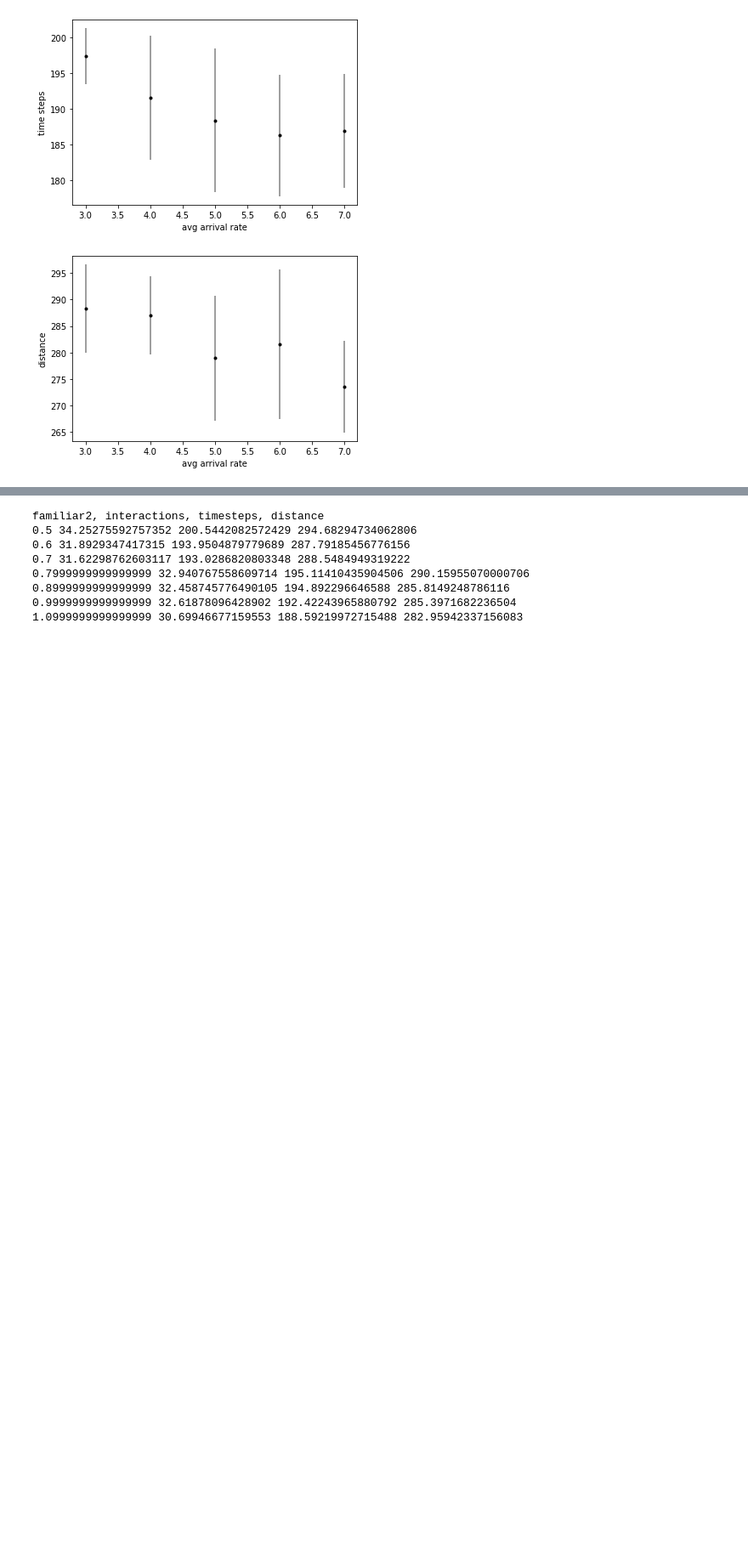
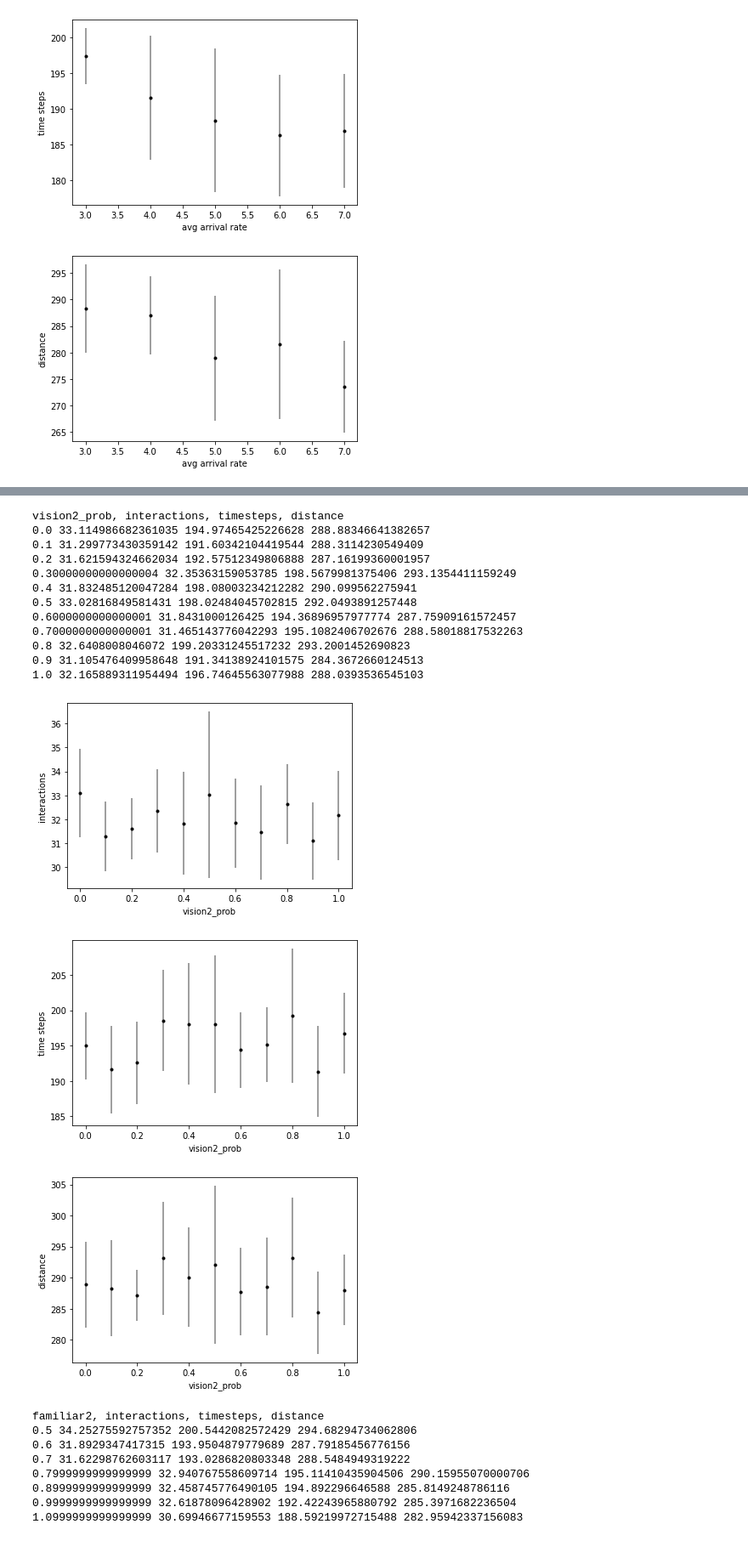
Before and after one commit to tjerkok/AgentBasedModelling, a Jupyter notebook: mesamodel/Local_SA.ipynb, the cells around one changed output, grey strips where cells are left out. Shown: that part at 85% size. Cells and saved outputs as stored; diff of their text form; code cells hidden in the pictures; blank space fills up the shorter version.

Commit message:
updated figs, local sa notebook and global parameters

```diff
--- a/mesamodel/Local_SA.ipynb
+++ b/mesamodel/Local_SA.ipynb
@@ -4,8 +4,10 @@ import numpy as np
 from load import local_SA, load_SA
 # %%
 data_avg_arrival = load_SA("local_SA_data_avg_arrival.pkl")
-data_vision2 = load_SA("local_SA_data_vision.pkl")
-data_familiar2 = load_SA("local_SA_data_familiar2_familiar2.pkl")
+data_vision2 = load_SA("local_SA_data_vision2.pkl")
+data_vision2_prob = load_SA("local_SA_data_vision2_prob.pkl")
+data_familiar2 = load_SA("local_SA_data_familiar2.pkl")
+data_familiar2_prob = load_SA("local_SA_data_familiar2_prob.pkl")
 data_speed2 = load_SA("local_SA_data_speed2.pkl")
 data_speed2_prob = load_SA("local_SA_data_speed2_prob.pkl")
 # %%
@@ -98,6 +102,45 @@ vision, interactions, timesteps, distance
 [figure]
 [figure]
 [figure]
+# %%
+fig1, ax1 = plt.subplots()
+fig2, ax2 = plt.subplots()
+fig3, ax3 = plt.subplots()
+data = data_vision2_prob["vision2_prob"]
+print("vision2_prob, interactions, timesteps, distance")
+for data_i in data:
+    x = data_i[0]
+    interactions, time_steps, distance = [data_i[1]["mean_interactions"]], [data_i[1]["mean_time_steps"]], [data_i[1]["mean_distance"]]
+    print(x, np.mean(interactions), np.mean(time_steps), np.mean(distance))
+    ax1.errorbar(x, np.mean(interactions), yerr=np.std(interactions), fmt="k.", ecolor="gray")
+    ax2.errorbar(x, np.mean(time_steps), yerr=np.std(time_steps), fmt="k.", ecolor="gray")
+    ax3.errorbar(x, np.mean(distance), yerr=np.std(distance), fmt="k.", ecolor="gray")
+
+ax1.set_ylabel("interactions")
+ax1.set_xlabel("vision2_prob")
+ax2.set_ylabel("time steps")
+ax2.set_xlabel("vision2_prob")
+ax3.set_ylabel("distance")
+ax3.set_xlabel("vision2_prob")
+fig1.savefig("figs/vision2_prob_interactions")
+fig2.savefig("figs/vision2_prob_timesteps")
+fig3.savefig("figs/vision2_prob_distance")
+# %% [output]
+vision2_prob, interactions, timesteps, distance
+0.0 33.114986682361035 194.97465425226628 288.88346641382657
+0.1 31.299773430359142 191.60342104419544 288.3114230549409
+0.2 31.621594324662034 192.57512349806888 287.16199360001957
+0.30000000000000004 32.35363159053785 198.5679981375406 293.1354411159249
+0.4 31.832485120047284 198.08003234212282 290.099562275941
+0.5 33.02816849581431 198.02484045702815 292.0493891257448
+0.6000000000000001 31.8431000126425 194.36896957977774 287.75909161572457
+0.7000000000000001 31.465143776042293 195.1082406702676 288.58018817532263
+0.8 32.6408008046072 199.20331245517232 293.2001452690823
+0.9 31.105476409958648 191.34138924101575 284.3672660124513
+1.0 32.165889311954494 196.74645563077988 288.0393536545103
+[figure, added]
+[figure, added]
+[figure, added]
 # %%
 fig1, ax1 = plt.subplots()
 fig2, ax2 = plt.subplots()
```
Also changed, not shown: parts of 5 cells of this notebook, 26 other files.
